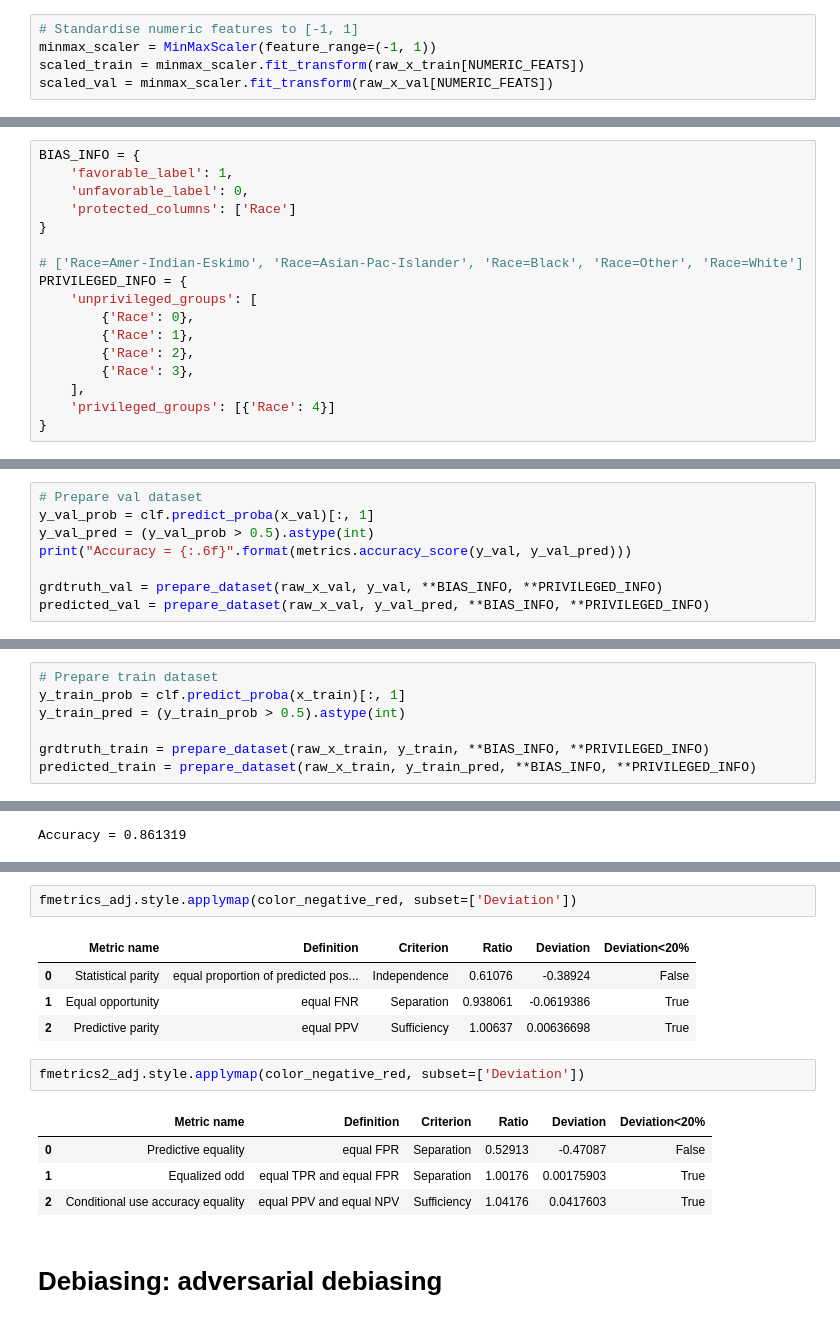
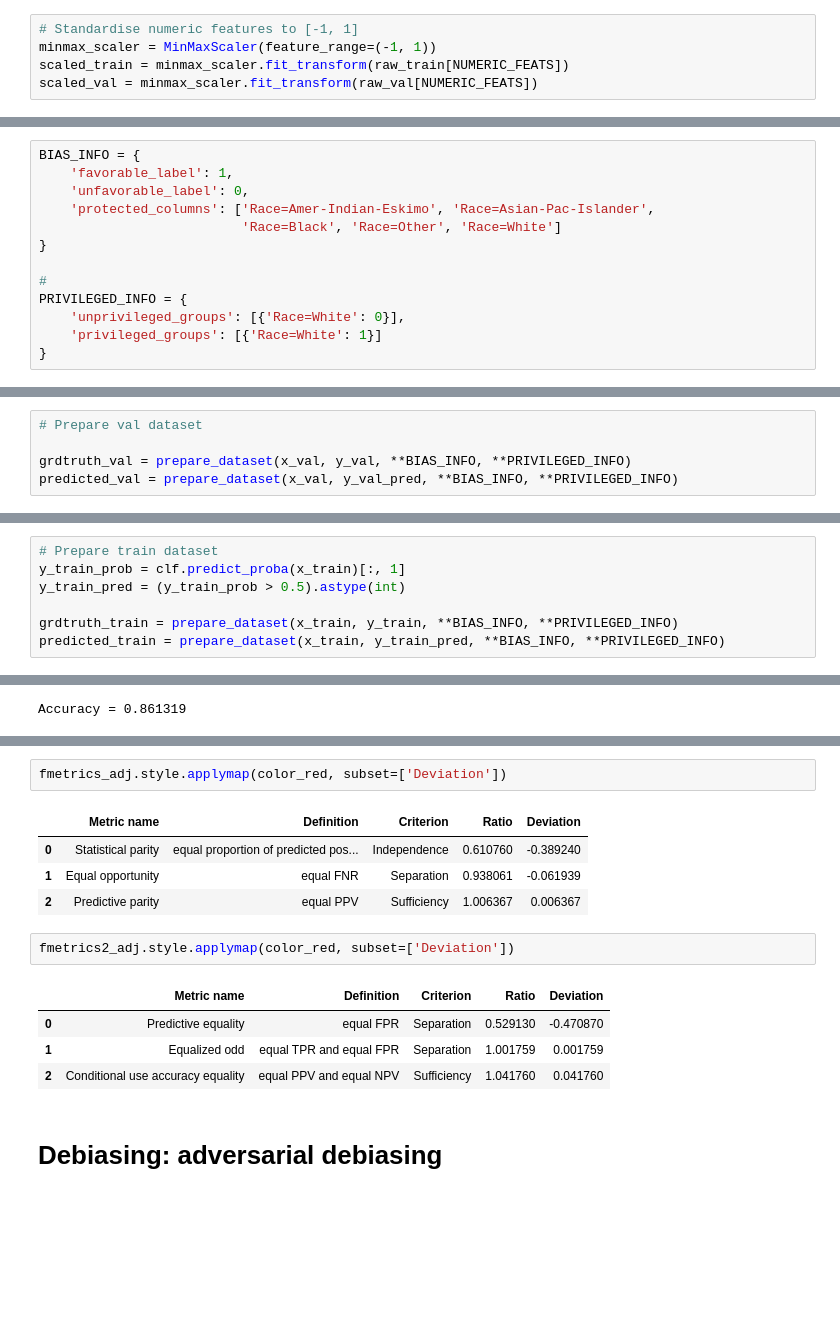
Before and after one commit to basisai/xafai-demo, a Jupyter notebook: toy_example.ipynb, the cells around one changed output, grey strips where cells are left out. Drawn from its saved outputs; the diff is of its cells as text; blank space fills up the shorter version.

```diff
--- a/toy_example.ipynb
+++ b/toy_example.ipynb
@@ -109,8 +109,8 @@ ohe_val = ohe.transform(raw_x_val[CATEGORICAL_FEATS])
 # %%
 # Standardise numeric features to [-1, 1]
 minmax_scaler = MinMaxScaler(feature_range=(-1, 1))
-scaled_train = minmax_scaler.fit_transform(raw_x_train[NUMERIC_FEATS])
-scaled_val = minmax_scaler.fit_transform(raw_x_val[NUMERIC_FEATS])
+scaled_train = minmax_scaler.fit_transform(raw_train[NUMERIC_FEATS])
+scaled_val = minmax_scaler.fit_transform(raw_val[NUMERIC_FEATS])
 # %%
 # Concatenate data and set it as pandas.DataFrame.
 # Required in order to use PDP and SHAP
@@ -374,16 +372,12 @@ def color_negative_red(val, threshold=0.2):
 BIAS_INFO = {
     'favorable_label': 1,
     'unfavorable_label': 0,
-    'protected_columns': ['Race']
+    'protected_columns': ['Race=Amer-Indian-Eskimo', 'Race=Asian-Pac-Islander',
+                          'Race=Black', 'Race=Other', 'Race=White']
 }
 
-# ['Race=Amer-Indian-Eskimo', 'Race=Asian-Pac-Islander', 'Race=Black', 'Race=Other', 'Race=White']
+#
 PRIVILEGED_INFO = {
-    'unprivileged_groups': [
-        {'Race': 0},
-        {'Race': 1},
-        {'Race': 2},
-        {'Race': 3},
-    ],
-    'privileged_groups': [{'Race': 4}]
+    'unprivileged_groups': [{'Race=White': 0}],
+    'privileged_groups': [{'Race=White': 1}]
 }
@@ -390,8 +392,5 @@ PRIVILEGED_INFO = {
 # %%
 # Prepare val dataset
-y_val_prob = clf.predict_proba(x_val)[:, 1]
-y_val_pred = (y_val_prob > 0.5).astype(int)
-print("Accuracy = {:.6f}".format(metrics.accuracy_score(y_val, y_val_pred)))
 
-grdtruth_val = prepare_dataset(raw_x_val, y_val, **BIAS_INFO, **PRIVILEGED_INFO)
-predicted_val = prepare_dataset(raw_x_val, y_val_pred, **BIAS_INFO, **PRIVILEGED_INFO)
+grdtruth_val = prepare_dataset(x_val, y_val, **BIAS_INFO, **PRIVILEGED_INFO)
+predicted_val = prepare_dataset(x_val, y_val_pred, **BIAS_INFO, **PRIVILEGED_INFO)
@@ -432,8 +430,8 @@ from aif360.algorithms.postprocessing import CalibratedEqOddsPostprocessing
 y_train_prob = clf.predict_proba(x_train)[:, 1]
 y_train_pred = (y_train_prob > 0.5).astype(int)
 
-grdtruth_train = prepare_dataset(raw_x_train, y_train, **BIAS_INFO, **PRIVILEGED_INFO)
-predicted_train = prepare_dataset(raw_x_train, y_train_pred, **BIAS_INFO, **PRIVILEGED_INFO)
+grdtruth_train = prepare_dataset(x_train, y_train, **BIAS_INFO, **PRIVILEGED_INFO)
+predicted_train = prepare_dataset(x_train, y_train_pred, **BIAS_INFO, **PRIVILEGED_INFO)
 # %%
 calibrator = CalibratedEqOddsPostprocessing(**PRIVILEGED_INFO, seed=0)
 
@@ -456,19 +455,19 @@ fmetrics_adj, fmetrics2_adj, fig_confmats_adj, fig_perfs_adj = get_fairness(
 [figure]
 [figure]
 # %%
-fmetrics_adj.style.applymap(color_negative_red, subset=['Deviation'])
+fmetrics_adj.style.applymap(color_red, subset=['Deviation'])
 # %% [output]
-|  | Metric name | Definition | Criterion | Ratio | Deviation | Deviation<20% |
-| 0 | Statistical parity | equal proportion of predicted pos... | Independence | 0.61076 | -0.38924 | False |
-| 1 | Equal opportunity | equal FNR | Separation | 0.938061 | -0.0619386 | True |
-| 2 | Predictive parity | equal PPV | Sufficiency | 1.00637 | 0.00636698 | True |
+|  | Metric name | Definition | Criterion | Ratio | Deviation |
+| 0 | Statistical parity | equal proportion of predicted pos... | Independence | 0.610760 | -0.389240 |
+| 1 | Equal opportunity | equal FNR | Separation | 0.938061 | -0.061939 |
+| 2 | Predictive parity | equal PPV | Sufficiency | 1.006367 | 0.006367 |
 # %%
-fmetrics2_adj.style.applymap(color_negative_red, subset=['Deviation'])
+fmetrics2_adj.style.applymap(color_red, subset=['Deviation'])
 # %% [output]
-|  | Metric name | Definition | Criterion | Ratio | Deviation | Deviation<20% |
-| 0 | Predictive equality | equal FPR | Separation | 0.52913 | -0.47087 | False |
-| 1 | Equalized odd | equal TPR and equal FPR | Separation | 1.00176 | 0.00175903 | True |
-| 2 | Conditional use accuracy equality | equal PPV and equal NPV | Sufficiency | 1.04176 | 0.0417603 | True |
+|  | Metric name | Definition | Criterion | Ratio | Deviation |
+| 0 | Predictive equality | equal FPR | Separation | 0.529130 | -0.470870 |
+| 1 | Equalized odd | equal TPR and equal FPR | Separation | 1.001759 | 0.001759 |
+| 2 | Conditional use accuracy equality | equal PPV and equal NPV | Sufficiency | 1.041760 | 0.041760 |
 # %% [markdown]
 # Debiasing: adversarial debiasing
 # %%
```
Also changed, not shown: parts of 27 cells of this notebook, 4 other files.
